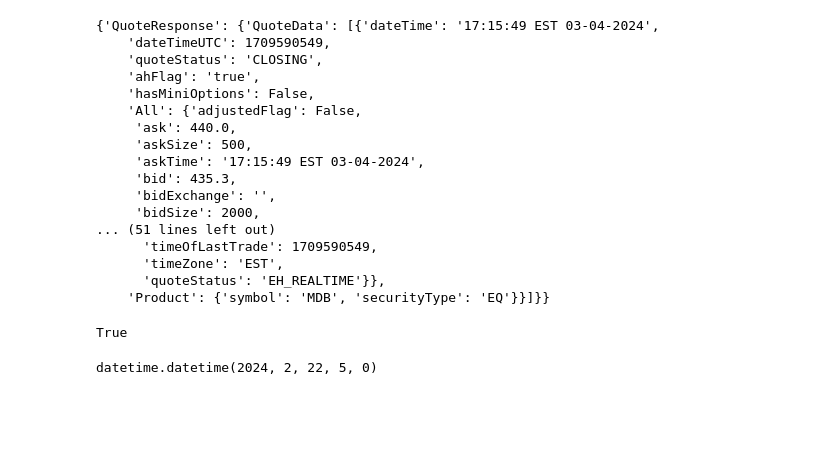
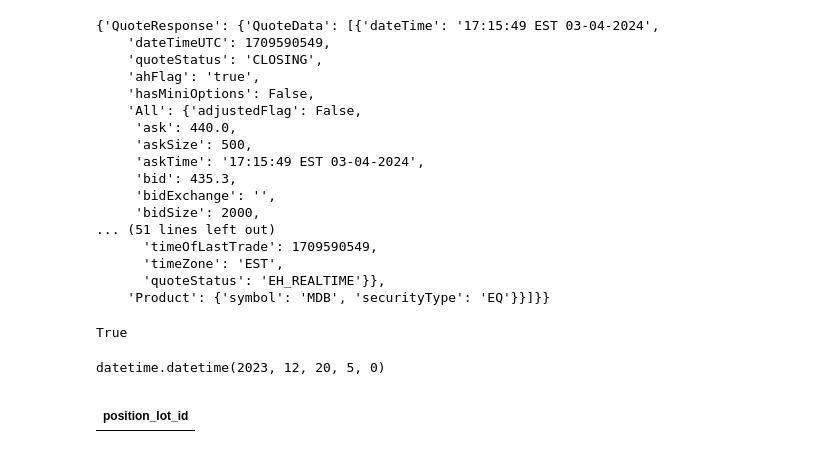
Before and after one commit to mirthbottle/trader_buddy, a Jupyter notebook: jupyter-notebooks/etrade_api.ipynb, the cells around one changed output. Saved outputs shown, nothing was run; the diff lists cells and outputs as text; code cells hidden in the pictures; blank space fills up the shorter version.

```diff
--- a/jupyter-notebooks/etrade_api.ipynb
+++ b/jupyter-notebooks/etrade_api.ipynb
@@ -361,8 +361,14 @@ viewp_resp.json() == data
 # %% [output]
 True
 # %%
-datetime.fromtimestamp(1708578000000/1000)
+datetime.fromtimestamp(1703048400000/1000)
 # %% [output]
-datetime.datetime(2024, 2, 22, 5, 0)
+datetime.datetime(2023, 12, 20, 5, 0)
+# %%
+idx = pd.Index([],name="position_lot_id")
+pd.DataFrame([], index=idx)
+# %% [output]
+|  |
+| position_lot_id |
 # %%
 data
```
Also changed, not shown: parts of 5 cells of this notebook, 1 other file.
